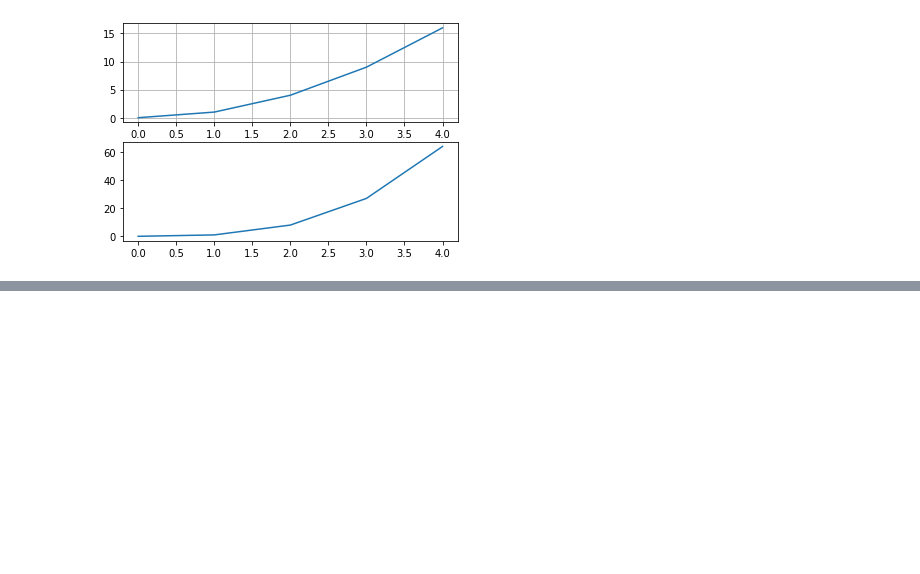
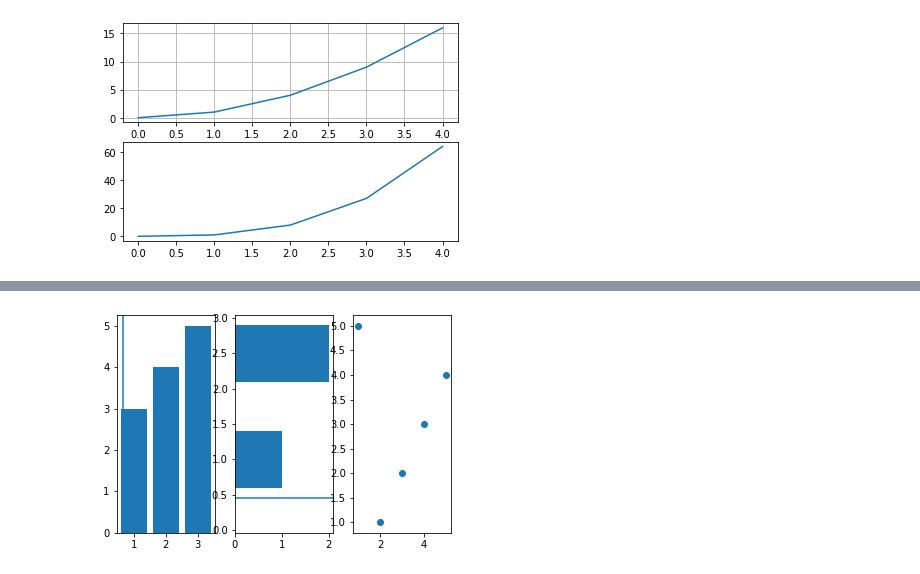
Before and after one commit to Vikas-KM/machine-learning, a Jupyter notebook: Practice/matplotlib_practice.ipynb, the cells around one changed output, grey strips where cells are left out. Cells and saved outputs as stored; diff of their text form; code cells hidden in the pictures; blank space fills up the shorter version.

```diff
--- a/Practice/matplotlib_practice.ipynb
+++ b/Practice/matplotlib_practice.ipynb
@@ -57,0 +88,16 @@ plt.show()
+# %%
+fig = plt.figure()
+ax1 = fig.add_subplot(131)
+ax2 = fig.add_subplot(132)
+ax3 = fig.add_subplot(133)
+
+
+ax1.bar([1,2,3],[3,4,5])
+ax2.barh([0.5,1,2.5],[0,1,2])
+ax2.axhline(0.45)
+ax1.axvline(0.65)
+ax3.scatter([3,2,1,5,4],[2,1,5,4,3])
+
+plt.show()
+# %% [output]
+[figure, added]
```
Also changed, not shown: parts of 7 cells of this notebook, 2 other files.
